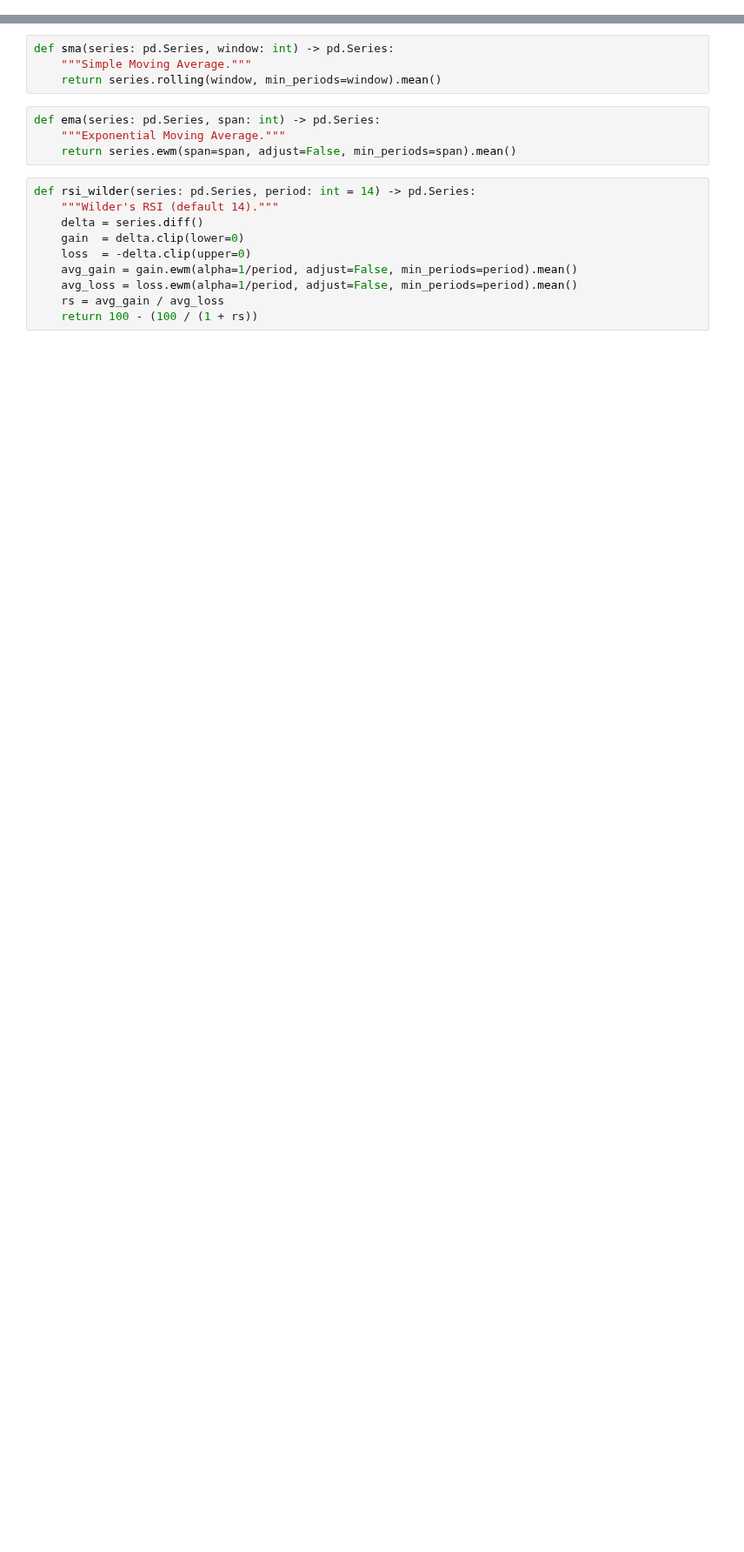
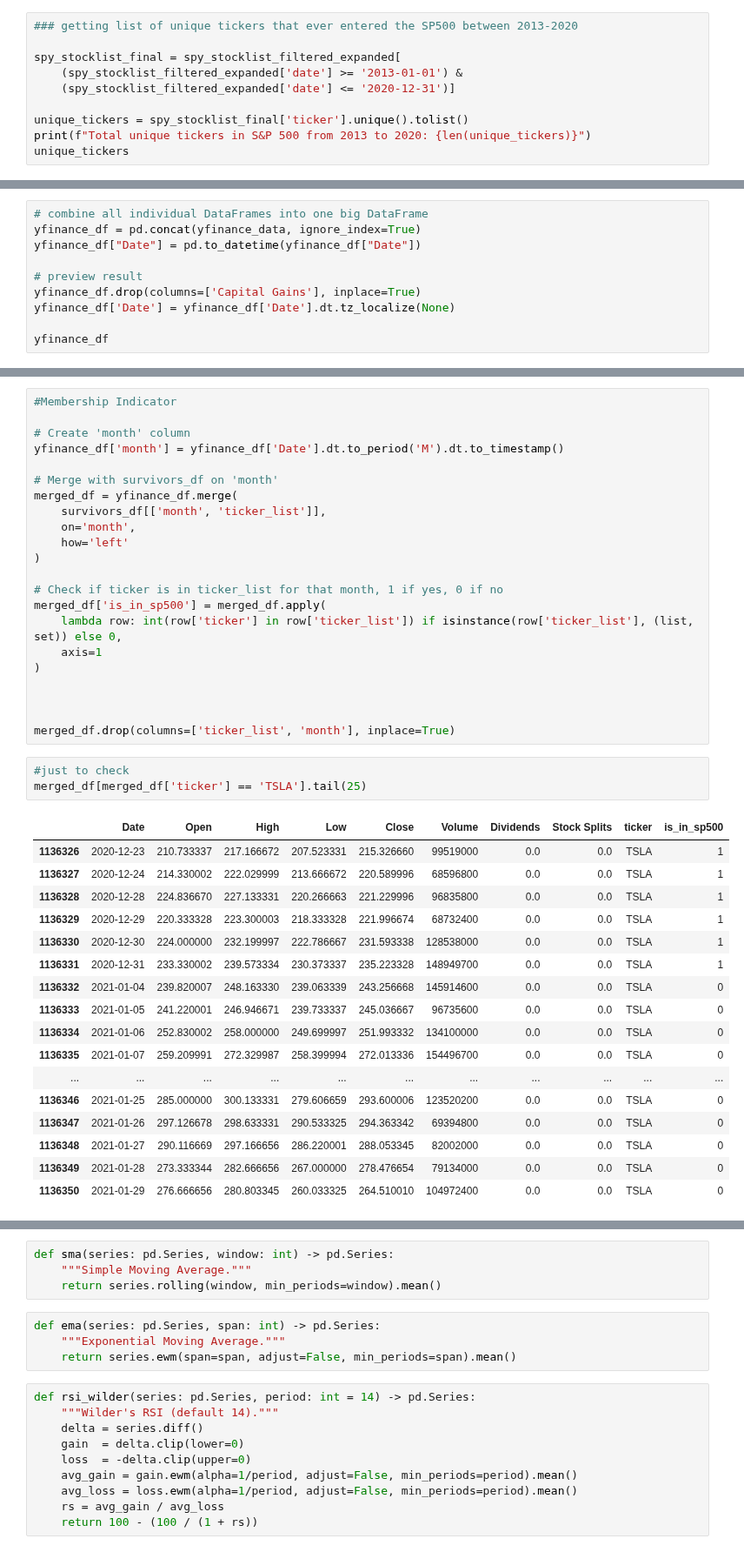
Before and after one commit to gotoshleep/DSE4212-Portfolio-Optimiser, a Jupyter notebook: Data prep and EDA/data_cleaning.ipynb, the cells around one changed output, grey strips where cells are left out. Shown at 87% size. Saved outputs shown, nothing was run; the diff lists cells and outputs as text; blank space fills up the shorter version.

```diff
--- a/Data prep and EDA/data_cleaning.ipynb
+++ b/Data prep and EDA/data_cleaning.ipynb
@@ -445,0 +165,10 @@ https://www.investopedia.com/ask/answers/122414/what-are-most-common-periods-use
+# %%
+### getting list of unique tickers that ever entered the SP500 between 2013-2020
+
+spy_stocklist_final = spy_stocklist_filtered_expanded[
+    (spy_stocklist_filtered_expanded['date'] >= '2013-01-01') &
+    (spy_stocklist_filtered_expanded['date'] <= '2020-12-31')]
+
+unique_tickers = spy_stocklist_final['ticker'].unique().tolist()
+print(f"Total unique tickers in S&P 500 from 2013 to 2020: {len(unique_tickers)}")
+unique_tickers
@@ -445,0 +285,10 @@ https://www.investopedia.com/ask/answers/122414/what-are-most-common-periods-use
+# %%
+# combine all individual DataFrames into one big DataFrame
+yfinance_df = pd.concat(yfinance_data, ignore_index=True)
+yfinance_df["Date"] = pd.to_datetime(yfinance_df["Date"])
+
+# preview result
+yfinance_df.drop(columns=['Capital Gains'], inplace=True)
+yfinance_df['Date'] = yfinance_df['Date'].dt.tz_localize(None)
+
+yfinance_df
@@ -445,0 +324,43 @@ https://www.investopedia.com/ask/answers/122414/what-are-most-common-periods-use
+# %%
+#Membership Indicator
+
+# Create 'month' column
+yfinance_df['month'] = yfinance_df['Date'].dt.to_period('M').dt.to_timestamp()
+
+# Merge with survivors_df on 'month'
+merged_df = yfinance_df.merge(
+    survivors_df[['month', 'ticker_list']],
+    on='month',
+    how='left'
+)
+
+# Check if ticker is in ticker_list for that month, 1 if yes, 0 if no
+merged_df['is_in_sp500'] = merged_df.apply(
+    lambda row: int(row['ticker'] in row['ticker_list']) if isinstance(row['ticker_list'], (list, set)) else 0,
+    axis=1
+)
+
+
+
+merged_df.drop(columns=['ticker_list', 'month'], inplace=True)
+# %%
+#just to check
+merged_df[merged_df['ticker'] == 'TSLA'].tail(25)
+# %% [output]
+|  | Date | Open | High | Low | Close | Volume | Dividends | Stock Splits | ticker | is_in_sp500 |
+| 1136326 | 2020-12-23 | 210.733337 | 217.166672 | 207.523331 | 215.326660 | 99519000 | 0.0 | 0.0 | TSLA | 1 |
+| 1136327 | 2020-12-24 | 214.330002 | 222.029999 | 213.666672 | 220.589996 | 68596800 | 0.0 | 0.0 | TSLA | 1 |
+| 1136328 | 2020-12-28 | 224.836670 | 227.133331 | 220.266663 | 221.229996 | 96835800 | 0.0 | 0.0 | TSLA | 1 |
+| 1136329 | 2020-12-29 | 220.333328 | 223.300003 | 218.333328 | 221.996674 | 68732400 | 0.0 | 0.0 | TSLA | 1 |
+| 1136330 | 2020-12-30 | 224.000000 | 232.199997 | 222.786667 | 231.593338 | 128538000 | 0.0 | 0.0 | TSLA | 1 |
+| 1136331 | 2020-12-31 | 233.330002 | 239.573334 | 230.373337 | 235.223328 | 148949700 | 0.0 | 0.0 | TSLA | 1 |
+| 1136332 | 2021-01-04 | 239.820007 | 248.163330 | 239.063339 | 243.256668 | 145914600 | 0.0 | 0.0 | TSLA | 0 |
+| 1136333 | 2021-01-05 | 241.220001 | 246.946671 | 239.733337 | 245.036667 | 96735600 | 0.0 | 0.0 | TSLA | 0 |
+| 1136334 | 2021-01-06 | 252.830002 | 258.000000 | 249.699997 | 251.993332 | 134100000 | 0.0 | 0.0 | TSLA | 0 |
+| 1136335 | 2021-01-07 | 259.209991 | 272.329987 | 258.399994 | 272.013336 | 154496700 | 0.0 | 0.0 | TSLA | 0 |
+| ... | ... | ... | ... | ... | ... | ... | ... | ... | ... | ... |
+| 1136346 | 2021-01-25 | 285.000000 | 300.133331 | 279.606659 | 293.600006 | 123520200 | 0.0 | 0.0 | TSLA | 0 |
+| 1136347 | 2021-01-26 | 297.126678 | 298.633331 | 290.533325 | 294.363342 | 69394800 | 0.0 | 0.0 | TSLA | 0 |
+| 1136348 | 2021-01-27 | 290.116669 | 297.166656 | 286.220001 | 288.053345 | 82002000 | 0.0 | 0.0 | TSLA | 0 |
+| 1136349 | 2021-01-28 | 273.333344 | 282.666656 | 267.000000 | 278.476654 | 79134000 | 0.0 | 0.0 | TSLA | 0 |
+| 1136350 | 2021-01-29 | 276.666656 | 280.803345 | 260.033325 | 264.510010 | 104972400 | 0.0 | 0.0 | TSLA | 0 |
```
Also changed, not shown: parts of 65 cells of this notebook, 1 other file.
